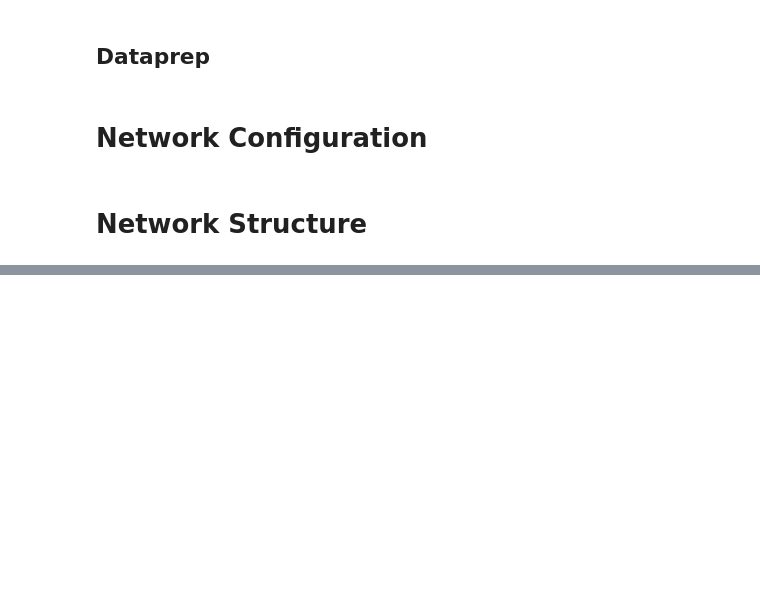
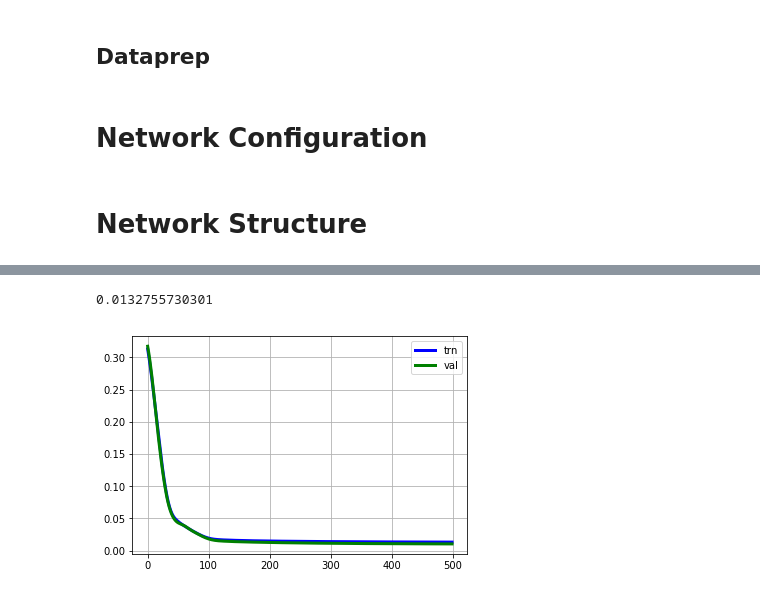
Before and after one commit to tciodaro/lps_sonar, a Jupyter notebook: ipynb/Classification/TEST_StackedAutoEncoder.ipynb, the cells around one changed output, grey strips where cells are left out. Cells and saved outputs as stored; diff of their text form; code cells hidden in the pictures; blank space fills up the shorter version.

```diff
--- a/ipynb/Classification/TEST_StackedAutoEncoder.ipynb
+++ b/ipynb/Classification/TEST_StackedAutoEncoder.ipynb
@@ -28,3 +34,10 @@ target = dataset.target
+# %%
+novcls = 2
+nov_data = data[target==novcls]
+nov_target = target[target==novcls]
+#
+data   = data[target != novcls]
+target = target[target != novcls]
 # %% [markdown]
 ## Training Indexes
 # %%
@@ -45,12 +59,11 @@ data = scaler.transform(data)
 # %%
 net_config = {
     'hiddens': [data.shape[1], 10, 5, 2, 5, 10, data.shape[1]],
-    'activations': ['', 'tanh','tanh','tanh', 'tanh','linear'],
     'optimizers': ['adam','adam','adam'],
-    'ninput': (data.shape[1], ),
     'nepochs': 500,
     'batch_size': 100,
     'ninit': 10,
+    'nproc' : 2
 }
 # %% [markdown]
 # Network Structure
@@ -56,0 +150,11 @@ net_config = {
+# %%
+ilayer = 3
+metric = 'loss'
+plt.plot(nn_trn[ilayer].epoch, nn_trn[ilayer].history[metric], '-b', lw = 3, label='trn')
+plt.plot(nn_trn[ilayer].epoch, nn_trn[ilayer].history['val_'+metric], '-g', lw = 3, label='val')
+plt.legend(loc='best')
+plt.grid()
+print(nn_trn[ilayer].history['loss'][-1])
+# %% [output]
+0.0132755730301
+[figure, added]
```
Also changed, not shown: parts of 14 cells of this notebook, 1 other file.
